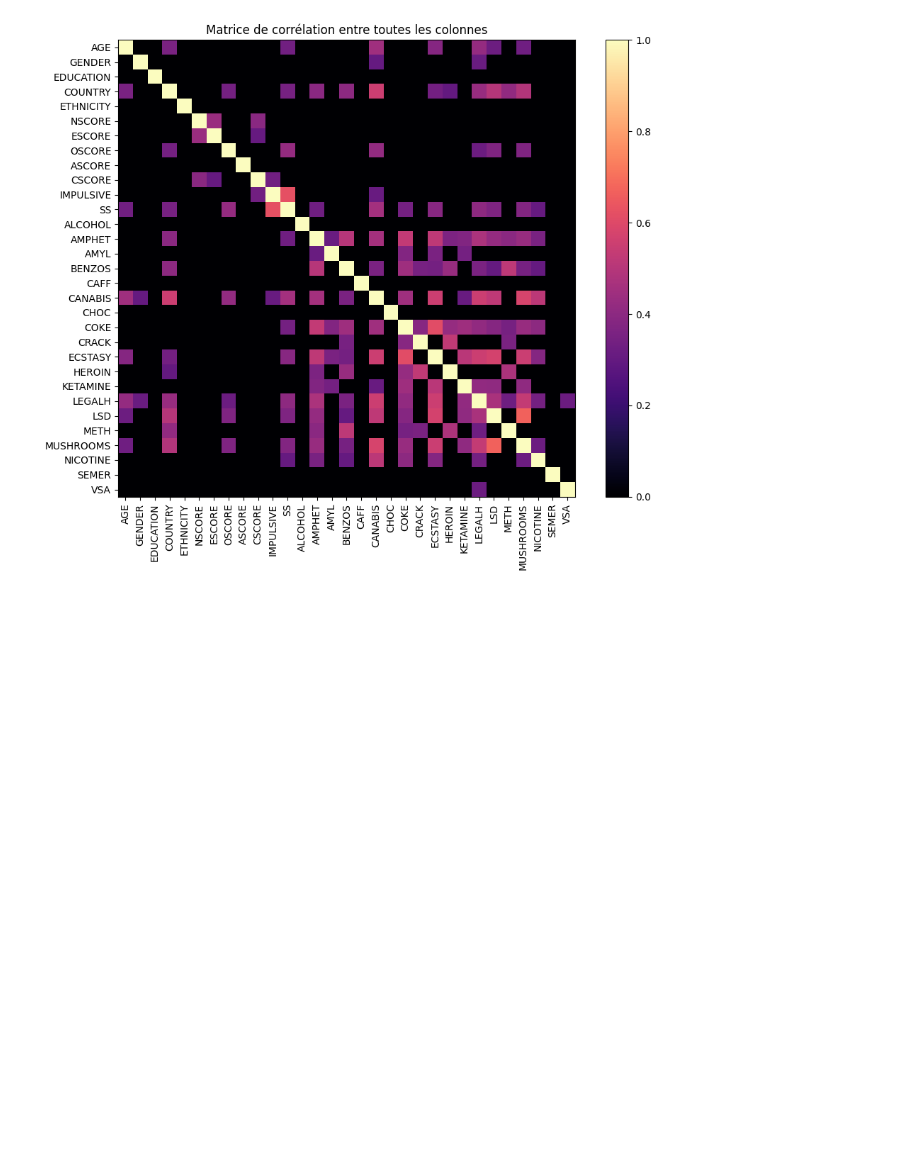
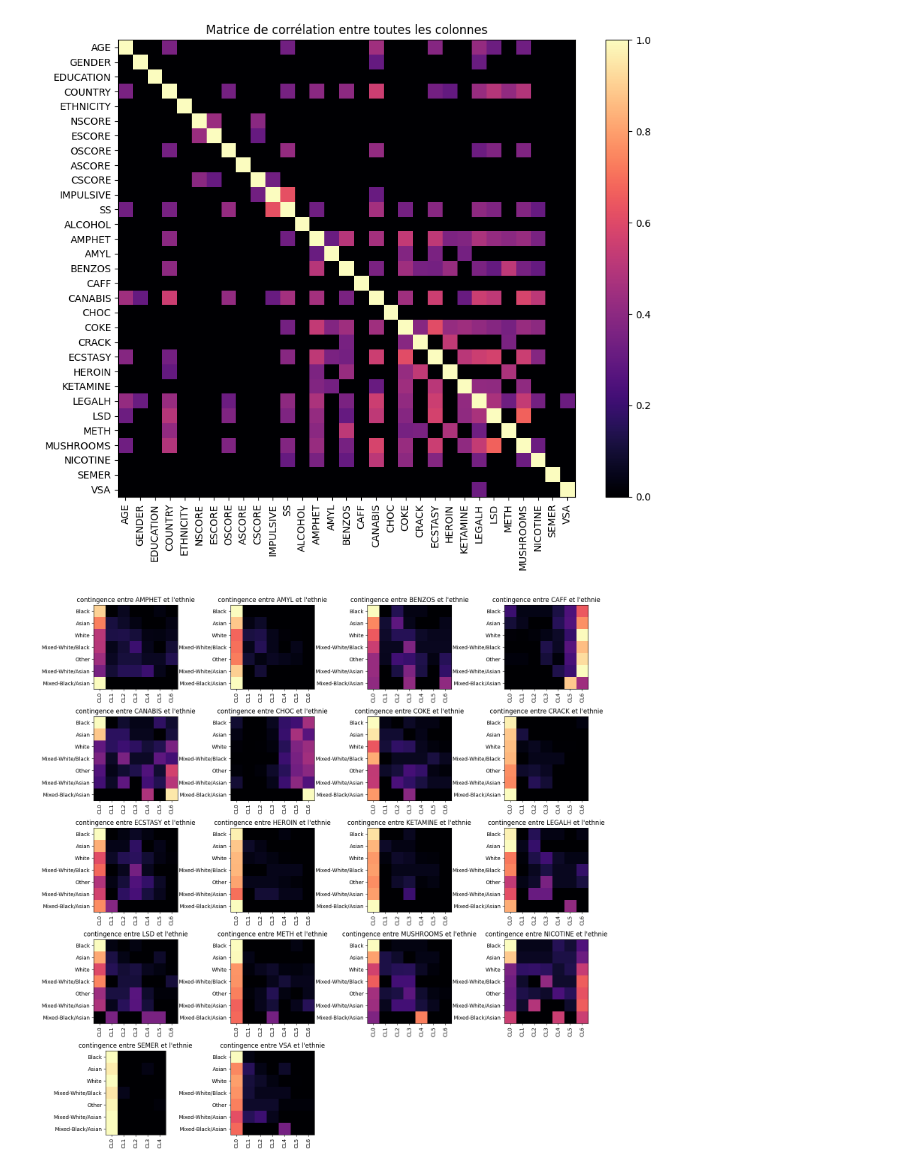
Before and after one commit to BZKgenesis/M8-project, a Jupyter notebook: main.ipynb, the cells around one changed output. Cells and saved outputs as stored; diff of their text form; code cells hidden in the pictures; blank space fills up the shorter version.

```diff
--- a/main.ipynb
+++ b/main.ipynb
@@ -54,3 +54,55 @@ plt.title('Matrice de corrélation entre toutes les colonnes')
 plt.tight_layout()
 # %% [output]
 [figure]
+# %%
+
+# - CL0 → Never Used
+# - CL1 → Used over a Decade
+# - CL2 → Used in Last Decade
+# - CL3 → Used in Last Year
+# - CL4 → Used in Last Month
+# - CL5 → Used in Last Week
+# - CL6 → Used in Last Day
+QUALITATIVE_LABELS = {
+    'AGE':["18-24","25-34","35-44","45-54","55-64","65+"],
+    'GENDER':["Homme", "Femme"],
+    'EDUCATION':["a quitté l'école avant 16 ans",
+                 "a quitté l'école à 16 ans",
+                 "a quitté l'école à 17 ans",
+                 "a quitté l'école à 18 ans",
+                 "a fait un peu d'université mais n'as pas de diplôme ou de certificat",
+                 "a un certificat ou diplome professionel",
+                 "a un diplome universitaire (Bac+3)",
+                 "a un Master (Bac+5)",
+                 "a un doctorat (Bac+8+)"],
+    'COUNTRY':['USA', 'New Zealand', 'Other', 'Australia', 'Republic of Ireland', 'Canada', 'UK'],
+    'ETHNICITY':['Black', 'Asian', 'White', 'Mixed-White/Black', 'Other', 'Mixed-White/Asian', 'Mixed-Black/Asian'],
+}
+COUNTRY = ['USA', 'New Zealand', 'Other', 'Australia', 'Republic of Ireland', 'Canada', 'UK']
+ETHNICITY = ['Black', 'Asian', 'White', 'Mixed-White/Black', 'Other', 'Mixed-White/Asian', 'Mixed-Black/Asian']
+CONSOMATION = {"CL0":"Never Used",
+                "CL1":"Used over a Decade",
+                "CL2":"Used in Last Decade",
+                "CL3":"Used in Last Year",
+                "CL4":"Used in Last Month",
+                "CL5":"Used in Last Week",
+                "CL6":"Used in Last Day"}
+DRUGS = df.columns[14:]
+figure, ax = plt.subplots(5, 4, figsize=(15, 15))
+for i,drug in enumerate(DRUGS):
+    contingence = pd.crosstab(df['ETHNICITY'], df[drug])
+    contingence = contingence.div(contingence.sum(axis=1), axis=0)
+    contingence = contingence.fillna(0)
+    contingence = contingence.abs()
+    ax[i // 4, i%4].imshow(contingence, cmap='magma', interpolation='none')
+    ax[i // 4, i%4].set_xticks(range(len(contingence.columns)))
+    ax[i // 4, i%4].set_xticklabels(contingence.columns, rotation=90)
+    ax[i // 4, i%4].set_yticks(range(len(ETHNICITY)))
+    ax[i // 4, i%4].set_yticklabels(ETHNICITY)
+    ax[i // 4, i%4].set_title(f"contingence entre {drug} et l'ethnie")
+figure.delaxes(ax[4][3])
+figure.delaxes(ax[4][2])
+plt.tight_layout()
+plt.savefig('./image_matplotlib/tableaux_de_contingence_drogues.png')
+# %% [output]
+[figure, added]
```
Also changed, not shown: parts of 1 cell of this notebook, 4 other files.
